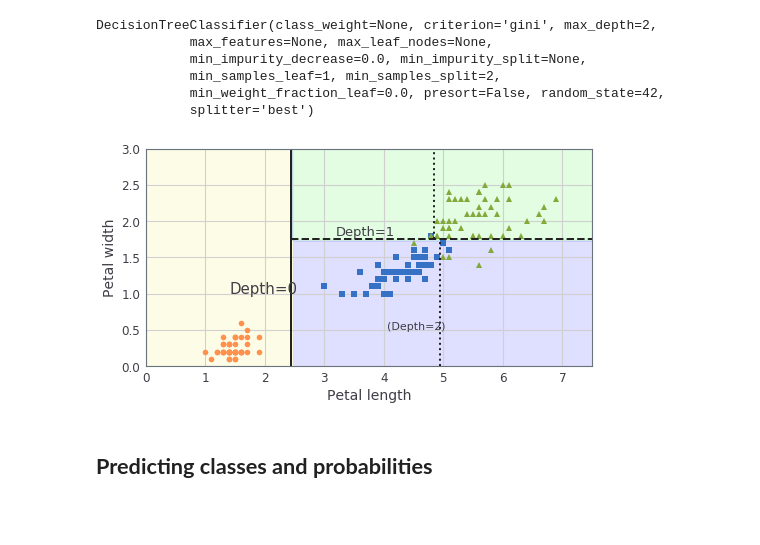
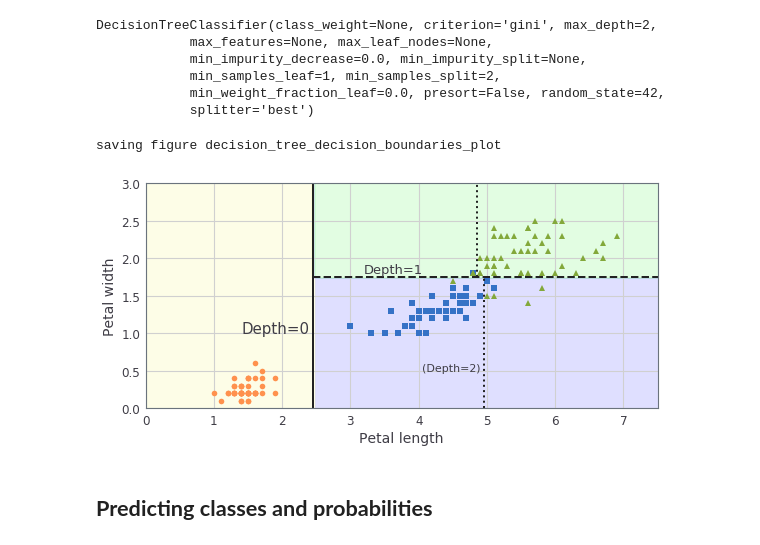
Before and after one commit to aakashsharan/ml-scikit-tensorflow, a Jupyter notebook: decision_trees.ipynb, the cells around one changed output. Cells and saved outputs as stored; diff of their text form; code cells hidden in the pictures; blank space fills up the shorter version.

Commit message:
moved images to respective folder

```diff
--- a/decision_trees.ipynb
+++ b/decision_trees.ipynb
@@ -29,13 +29,13 @@ mpl.rc('ytick', labelsize=12)
 
 # location to save figures
 PROJECT_ROOT_DIR = "."
-CHAPTER_ID = "introduction"
+CHAPTER_ID = "decision-trees"
 
 def image_path(fig_id):
-    return os.path.join(PROJECT_ROOT_DIR, "images", fig_id + ".png")
+    return os.path.join(PROJECT_ROOT_DIR, "images/"+ CHAPTER_ID, fig_id + ".png")
 
 def save_fig(fig_id, tight_layout=True):
-    path = os.path.join(PROJECT_ROOT_DIR, "images", fig_id + ".png")
+    path = os.path.join(PROJECT_ROOT_DIR, "images/"+ CHAPTER_ID, fig_id + ".png")
     print("saving figure", fig_id)
     if tight_layout:
         plt.tight_layout()
@@ -87,35 +87,36 @@ def plot_decision_boundary(clf, X, y, axes=[0, 7.5, 0, 3], iris=True, legend=Fal
     plt.contourf(x1, x2, y_pred, alpha=0.3, cmap=custom_cmap)
     if not iris:
         custom_cmap2 = ListedColormap(['#7d7d58','#4c4c7f','#507d50'])
         plt.contour(x1, x2, y_pred, cmap=custom_cmap2, alpha=0.8)
     if plot_training:
         plt.plot(X[:, 0][y==0], X[:, 1][y==0], "yo", label="Iris-Setosa")
         plt.plot(X[:, 0][y==1], X[:, 1][y==1], "bs", label="Iris-Versicolor")
         plt.plot(X[:, 0][y==2], X[:, 1][y==2], "g^", label="Iris-Virginica")
         plt.axis(axes)
     if iris:
         plt.xlabel("Petal length", fontsize=14)
         plt.ylabel("Petal width", fontsize=14)
     else:
         plt.xlabel(r"$x_1$", fontsize=18)
         plt.ylabel(r"$x_2$", fontsize=18, rotation=0)
     if legend:
         plt.legend(loc="lower right", fontsize=14)
 
 plt.figure(figsize=(8, 4))
 plot_decision_boundary(tree_clf, X, y)
 plt.plot([2.45, 2.45], [0, 3], "k-", linewidth=2)
 plt.plot([2.45, 7.5], [1.75, 1.75], "k--", linewidth=2)
 plt.plot([4.95, 4.95], [0, 1.75], "k:", linewidth=2)
 plt.plot([4.85, 4.85], [1.75, 3], "k:", linewidth=2)
 plt.text(1.40, 1.0, "Depth=0", fontsize=15)
 plt.text(3.2, 1.80, "Depth=1", fontsize=13)
 plt.text(4.05, 0.5, "(Depth=2)", fontsize=11)
 
-#save_fig("decision_tree_decision_boundaries_plot")
+save_fig("decision_tree_decision_boundaries_plot")
 plt.show()
 # %% [output]
+saving figure decision_tree_decision_boundaries_plot
-[figure, old version]
+[figure, new version]
 # %% [markdown]
 ## **Predicting classes and probabilities**
 # %%
```
Also changed, not shown: parts of 3 cells of this notebook, 5 other files.
